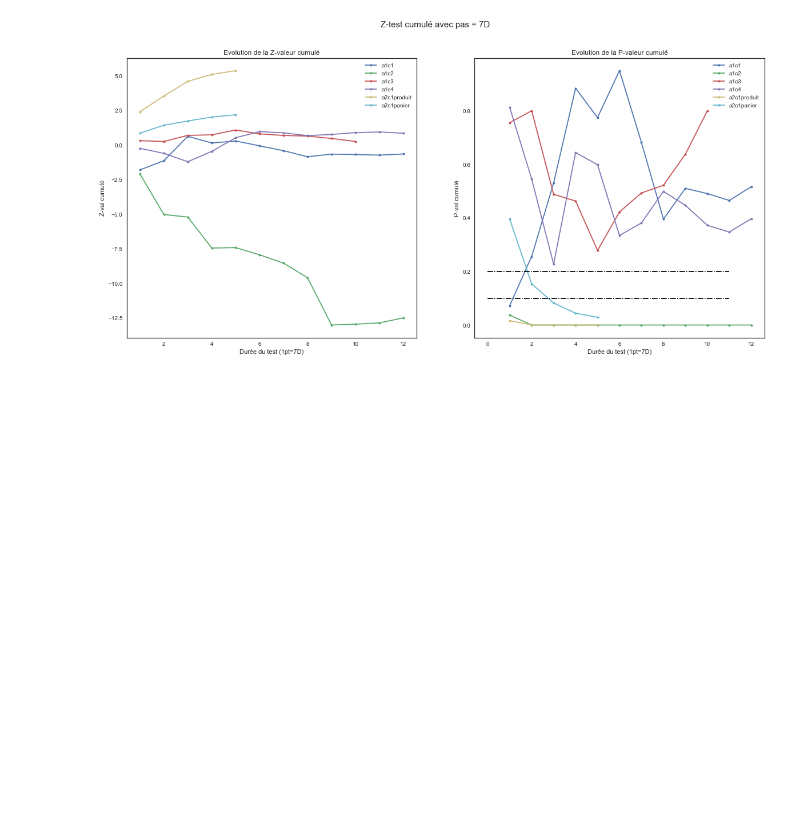
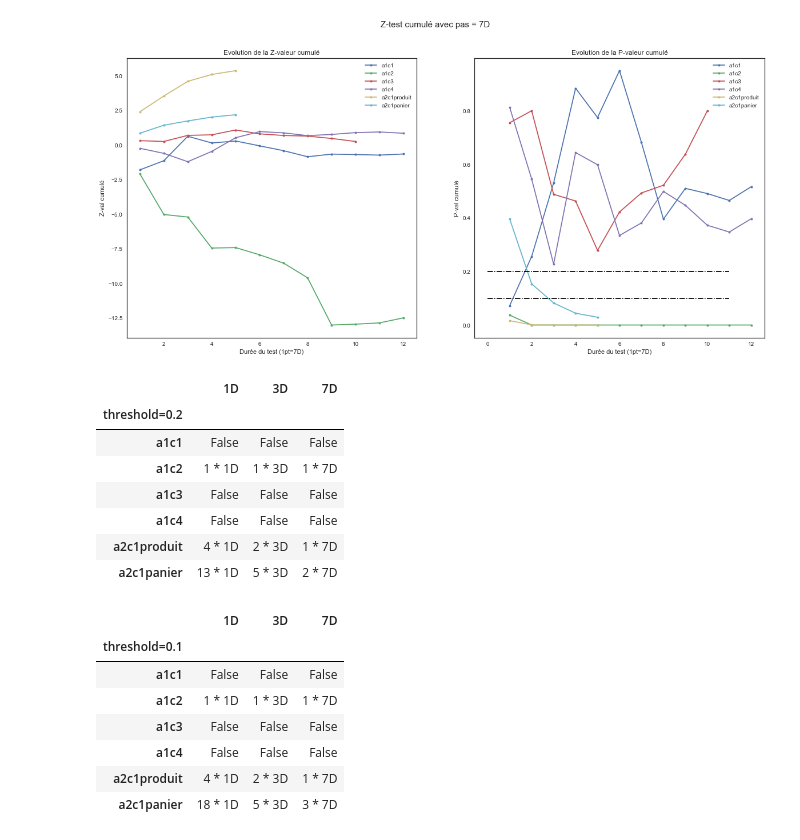
Before and after one commit to mariondechallens/1000mercis, a Jupyter notebook: Analyses/Synthese.ipynb, the cells around one changed output. Cells and saved outputs as stored; diff of their text form; code cells hidden in the pictures; blank space fills up the shorter version.

Commit message:
Comptage stab sous seuil p-val

```diff
--- a/Analyses/Synthese.ipynb
+++ b/Analyses/Synthese.ipynb
@@ -240,3 +239,54 @@ for freq in freq_list:
 [figure]
 [figure]
 [figure]
+# %%
+def stability_below_threshold(P_rej, freq, name, threshold):
+    series = P_rej[freq][name].copy()
+    series.index = pd.RangeIndex(1, len(series)+1)
+    is_below_threshold = (series < threshold)
+    if is_below_threshold.all():
+        # si tous les points sont en-dessous du seuil, ok des le 1er point
+        return 1
+    elif is_below_threshold.iloc[-1] == False:
+        # si le dernier point est au-dessus du seuil, pas de resultat concluant
+        return False
+    else:
+        # iterer a partir de la fin
+        for idx, value in is_below_threshold[::-1].iteritems():
+            if not value:
+                return idx + 1
+        return False
+
+threshold_list = [0.2, 0.1]
+threshold_result = dict(
+    (threshold, pd.DataFrame(columns=freq_list, index=pd.Index(data_dict.keys(), name=f"threshold={threshold}")))
+    for threshold in threshold_list
+)
+for freq in freq_list:
+    for name in data_dict:
+        for threshold in threshold_list:
+            stab_result = stability_below_threshold(P_rej, freq, name, threshold)
+            if stab_result == False:
+                threshold_result[threshold].loc[name, freq] = False
+            else:
+                threshold_result[threshold].loc[name, freq] = f"{stab_result} * {freq}"
+
+for threshold in threshold_list:
+    display(threshold_result[threshold])
+# %% [output]
+|  | 1D | 3D | 7D |
+| threshold=0.2 |  |  |  |
+| a1c1 | False | False | False |
+| a1c2 | 1 * 1D | 1 * 3D | 1 * 7D |
+| a1c3 | False | False | False |
+| a1c4 | False | False | False |
+| a2c1produit | 4 * 1D | 2 * 3D | 1 * 7D |
+| a2c1panier | 13 * 1D | 5 * 3D | 2 * 7D |
+|  | 1D | 3D | 7D |
+| threshold=0.1 |  |  |  |
+| a1c1 | False | False | False |
+| a1c2 | 1 * 1D | 1 * 3D | 1 * 7D |
+| a1c3 | False | False | False |
+| a1c4 | False | False | False |
+| a2c1produit | 4 * 1D | 2 * 3D | 1 * 7D |
+| a2c1panier | 18 * 1D | 5 * 3D | 3 * 7D |
```
Also changed, not shown: parts of 2 cells of this notebook.
